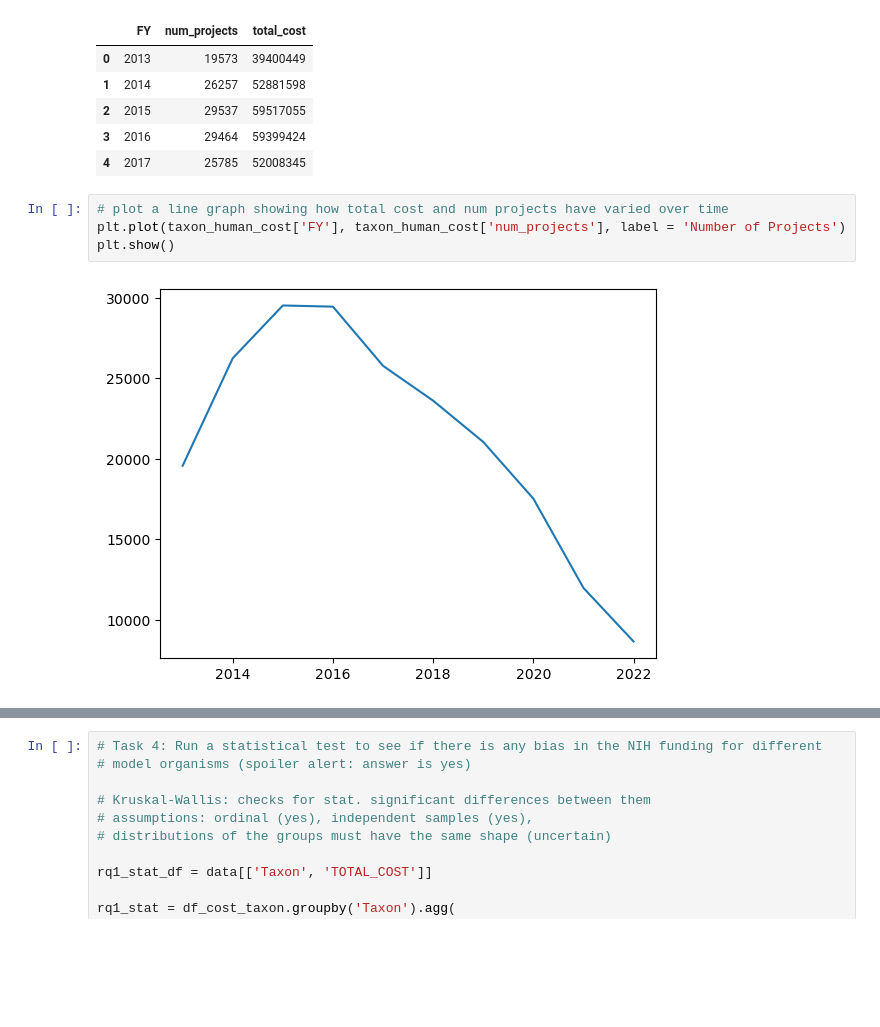
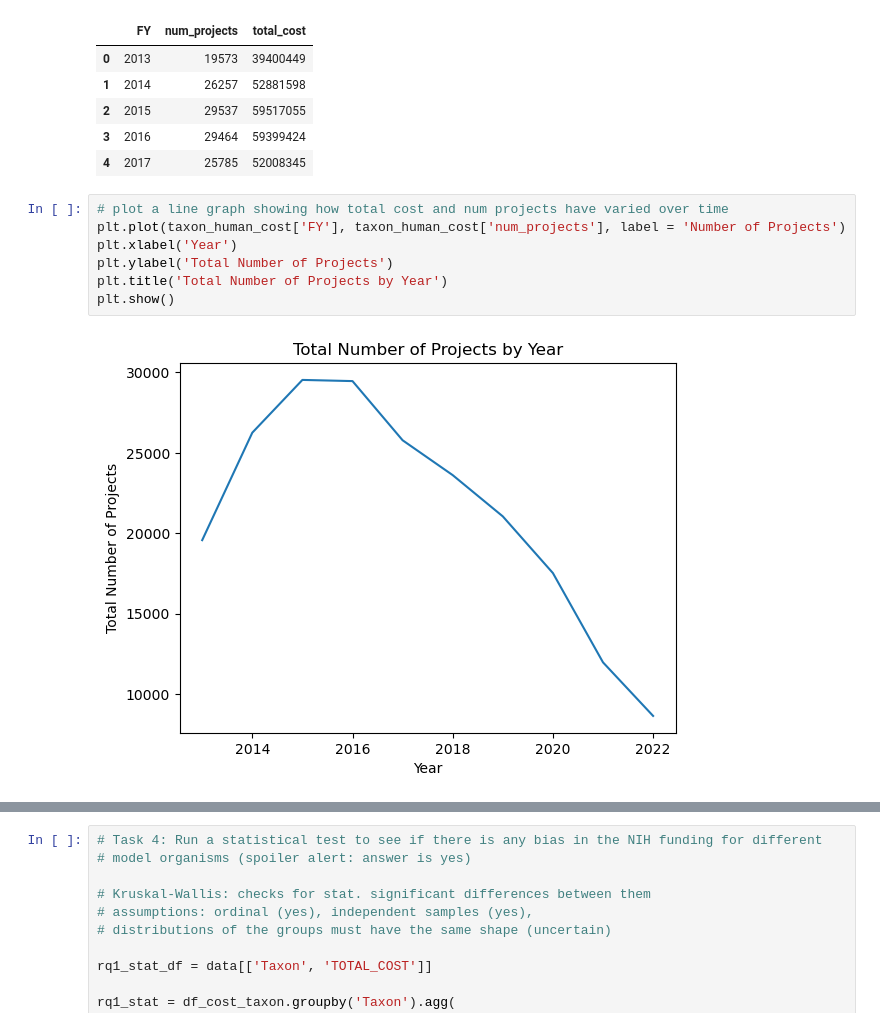
Before and after one commit to Moulica5374/NIH-Funding-Annotation-Analysis-Team-Project, a Jupyter notebook: Data_Analysis.ipynb, the cells around one changed output, grey strips where cells are left out. Drawn from its saved outputs; the diff is of its cells as text; blank space fills up the shorter version.

```diff
--- a/Data_Analysis.ipynb
+++ b/Data_Analysis.ipynb
@@ -313,8 +362,11 @@ taxon_human_cost.head()
 # %%
 # plot a line graph showing how total cost and num projects have varied over time
 plt.plot(taxon_human_cost['FY'], taxon_human_cost['num_projects'], label = 'Number of Projects')
+plt.xlabel('Year')
+plt.ylabel('Total Number of Projects')
+plt.title('Total Number of Projects by Year')
 plt.show()
 # %% [output]
-[figure, old version]
+[figure, new version]
 # %%
 plt.plot(taxon_human_cost['FY'], taxon_human_cost['total_cost'], label = 'Total Cost of Projects')
```
Also changed, not shown: parts of 10 cells of this notebook.
